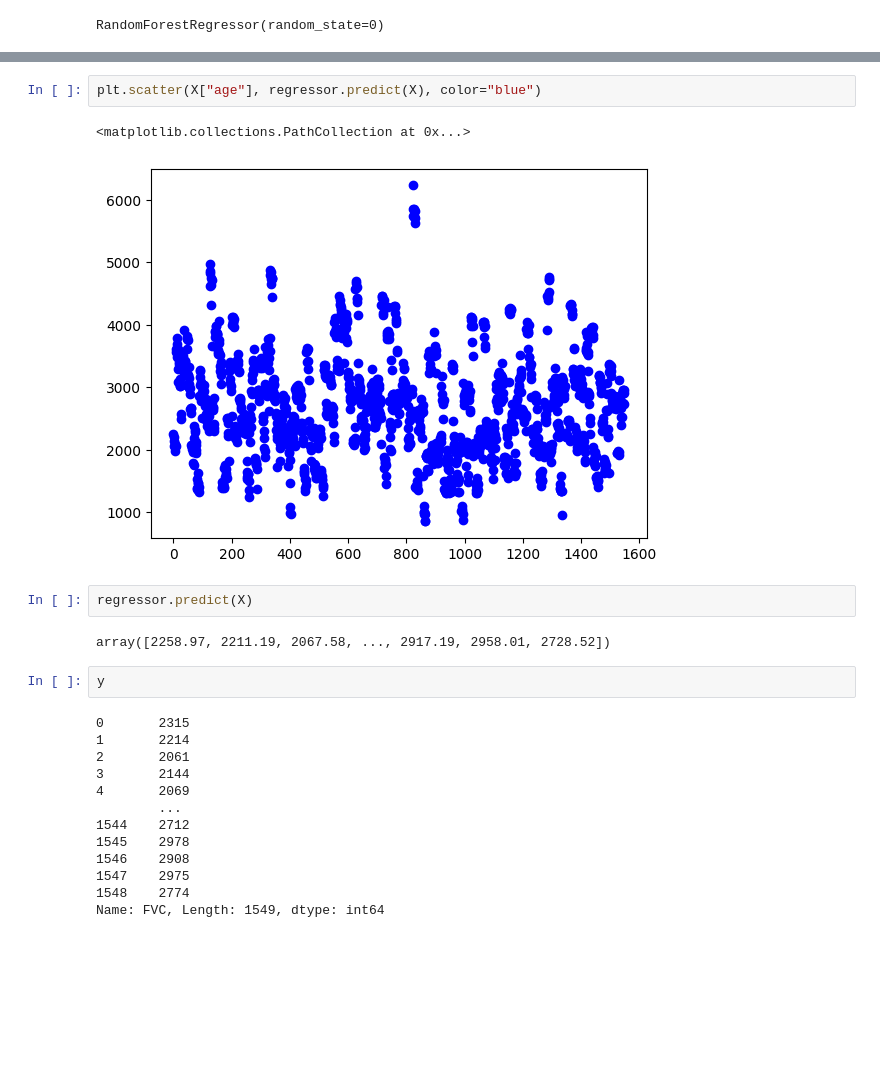
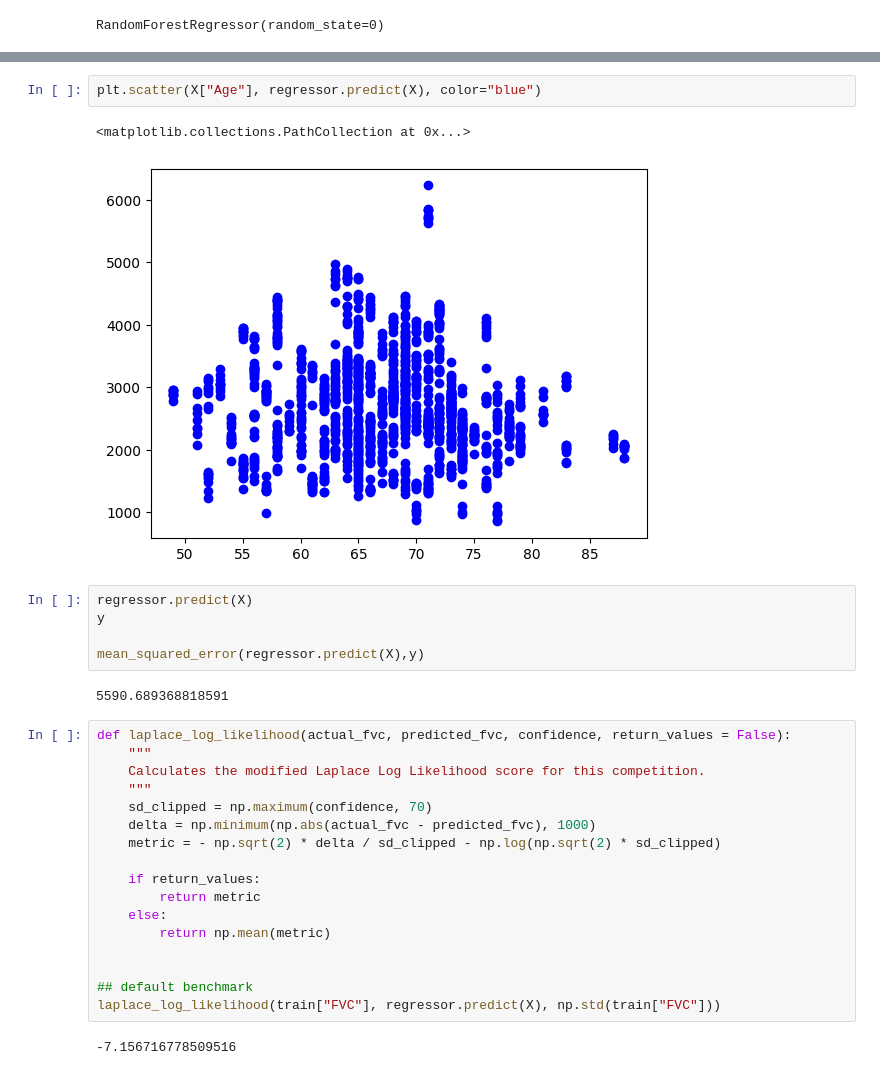
Before and after one commit to chrisfxu/datathon-2023, a Jupyter notebook: model.ipynb, the cells around one changed output, grey strips where cells are left out. Drawn from its saved outputs; the diff is of its cells as text; blank space fills up the shorter version.

Commit message:
compute laplace log likelihood

```diff
--- a/model.ipynb
+++ b/model.ipynb
@@ -70,24 +65,31 @@ plt.scatter(X["age"], y, color = 'blue')
 # %%
-plt.scatter(X["age"], regressor.predict(X), color="blue")
+plt.scatter(X["Age"], regressor.predict(X), color="blue")
 # %% [output]
 <matplotlib.collections.PathCollection at 0x...>
-[figure, old version]
+[figure, new version]
 # %%
 regressor.predict(X)
+y
+
+mean_squared_error(regressor.predict(X),y)
 # %% [output]
-array([2258.97, 2211.19, 2067.58, ..., 2917.19, 2958.01, 2728.52])
+5590.689368818591
 # %%
-y
+def laplace_log_likelihood(actual_fvc, predicted_fvc, confidence, return_values = False):
+    """
+    Calculates the modified Laplace Log Likelihood score for this competition.
+    """
+    sd_clipped = np.maximum(confidence, 70)
+    delta = np.minimum(np.abs(actual_fvc - predicted_fvc), 1000)
+    metric = - np.sqrt(2) * delta / sd_clipped - np.log(np.sqrt(2) * sd_clipped)
+
+    if return_values:
+        return metric
+    else:
+        return np.mean(metric)
+
+
+## default benchmark
+laplace_log_likelihood(train["FVC"], regressor.predict(X), np.std(train["FVC"]))
 # %% [output]
-0       2315
-1       2214
-2       2061
-3       2144
-4       2069
-        ...
-1544    2712
-1545    2978
-1546    2908
-1547    2975
-1548    2774
-Name: FVC, Length: 1549, dtype: int64
+-7.156716778509516
```
Also changed, not shown: parts of 2 cells of this notebook.
